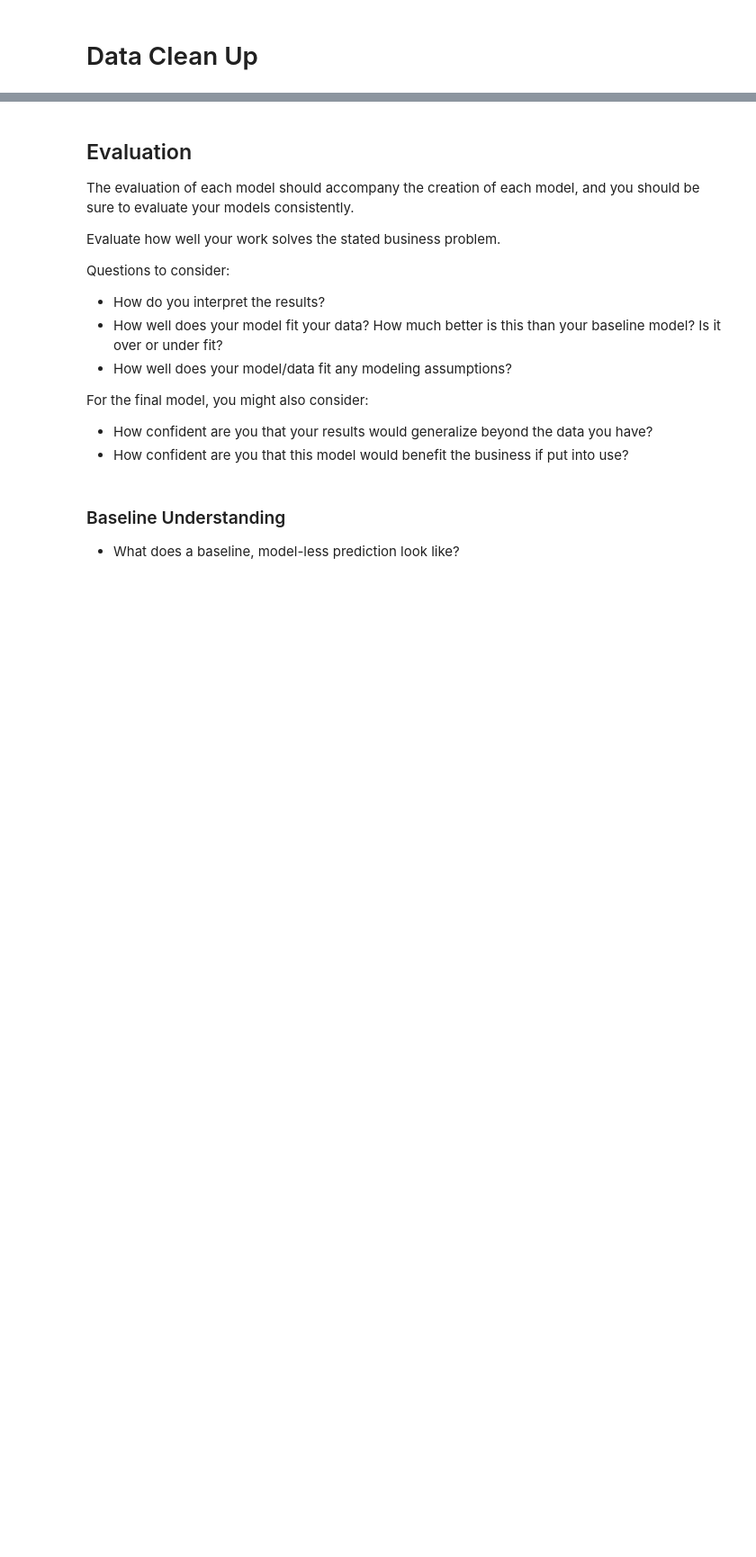
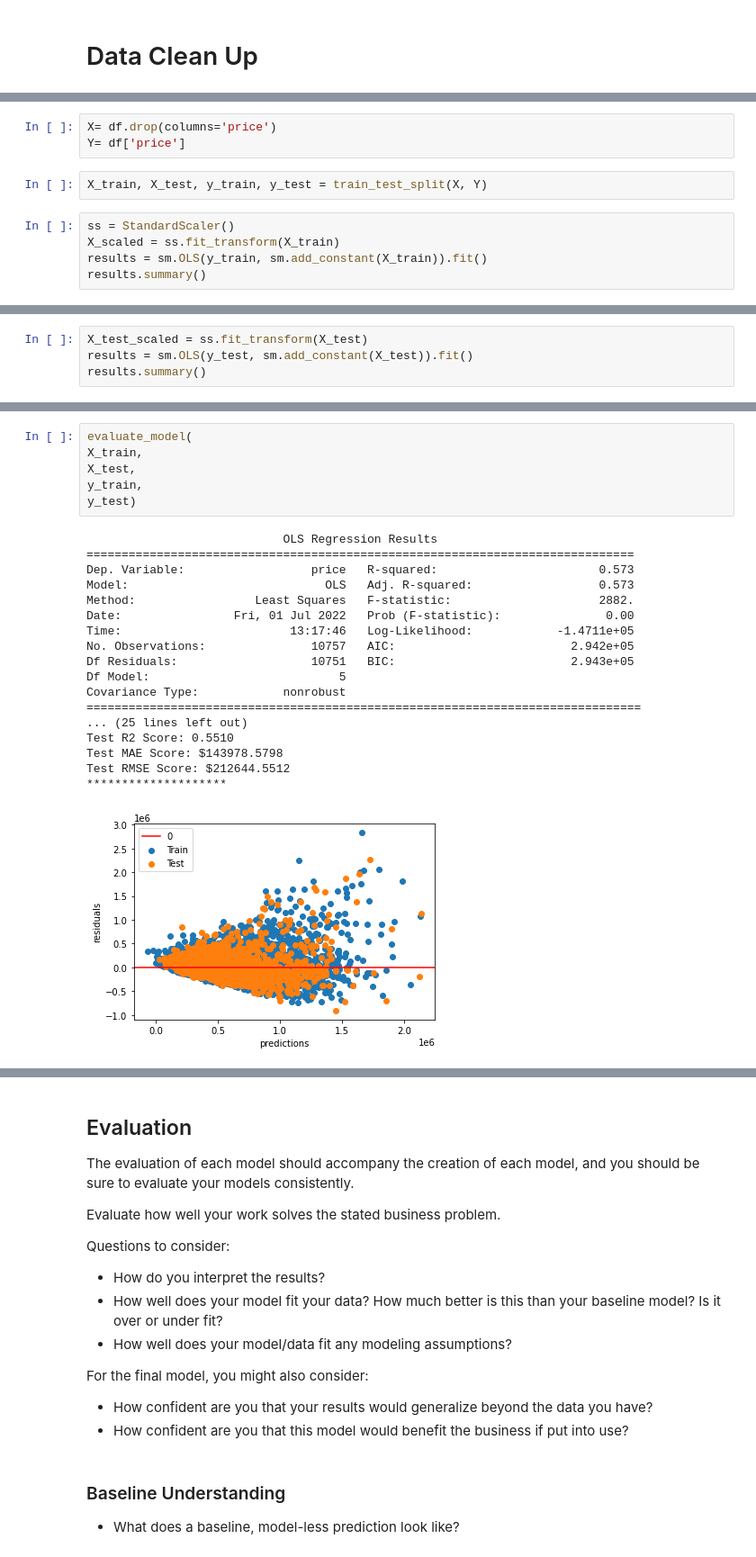
Before and after one commit to litzysj/King-County-Real-Estate-Analysis, a Jupyter notebook: Sandbox Notebook.ipynb, the cells around one changed output, grey strips where cells are left out. Shown at 90% size. Drawn from its saved outputs; the diff is of its cells as text; blank space fills up the shorter version.

```diff
--- a/Sandbox Notebook.ipynb
+++ b/Sandbox Notebook.ipynb
@@ -98,0 +340,10 @@ Questions to consider:
+# %%
+X= df.drop(columns='price')
+Y= df['price']
+# %%
+X_train, X_test, y_train, y_test = train_test_split(X, Y)
+# %%
+ss = StandardScaler()
+X_scaled = ss.fit_transform(X_train)
+results = sm.OLS(y_train, sm.add_constant(X_train)).fit()
+results.summary()
@@ -98,0 +383,4 @@ Questions to consider:
+# %%
+X_test_scaled = ss.fit_transform(X_test)
+results = sm.OLS(y_test, sm.add_constant(X_test)).fit()
+results.summary()
@@ -98,0 +479,25 @@ Questions to consider:
+# %%
+evaluate_model(
+X_train,
+X_test,
+y_train,
+y_test)
+# %% [output]
+                            OLS Regression Results
+==============================================================================
+Dep. Variable:                  price   R-squared:                       0.573
+Model:                            OLS   Adj. R-squared:                  0.573
+Method:                 Least Squares   F-statistic:                     2882.
+Date:                Fri, 01 Jul 2022   Prob (F-statistic):               0.00
+Time:                        13:17:46   Log-Likelihood:            -1.4711e+05
+No. Observations:               10757   AIC:                         2.942e+05
+Df Residuals:                   10751   BIC:                         2.943e+05
+Df Model:                           5
+Covariance Type:            nonrobust
+===============================================================================
+... (25 lines left out)
+Test R2 Score: 0.5510
+Test MAE Score: $143978.5798
+Test RMSE Score: $212644.5512
+********************
+[figure, added]
```
Also changed, not shown: parts of 58 cells of this notebook.
